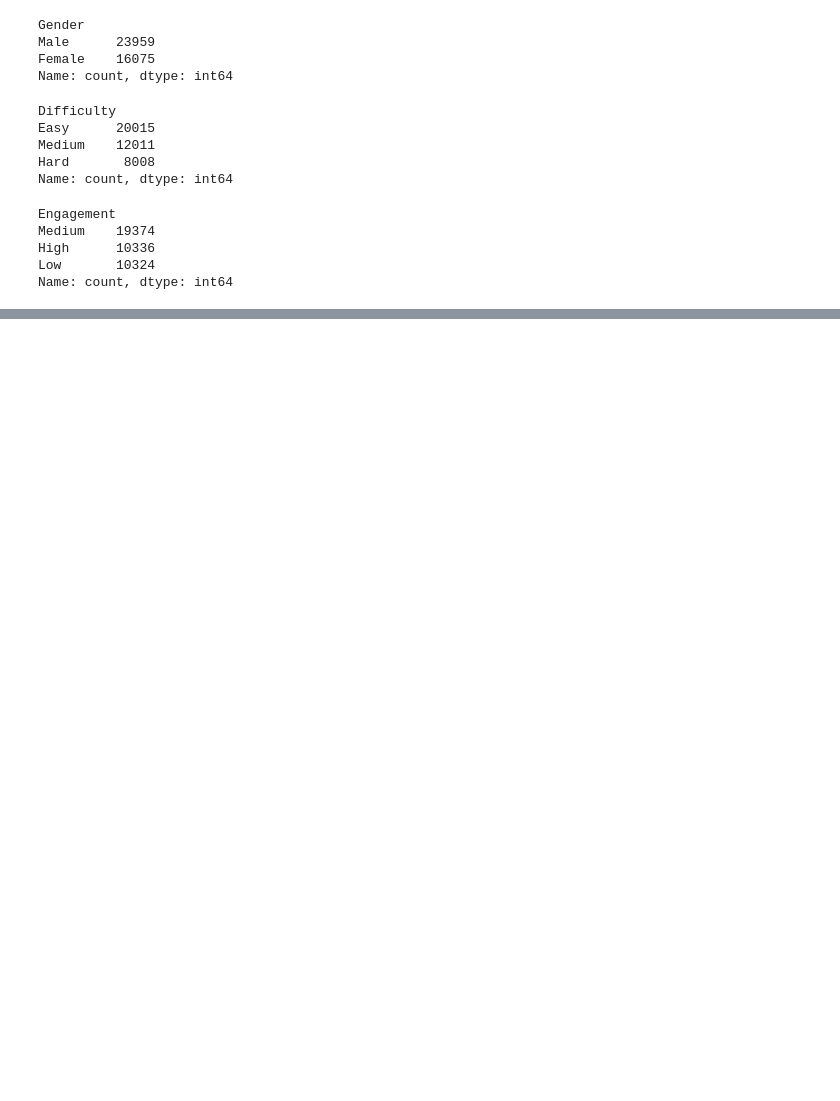
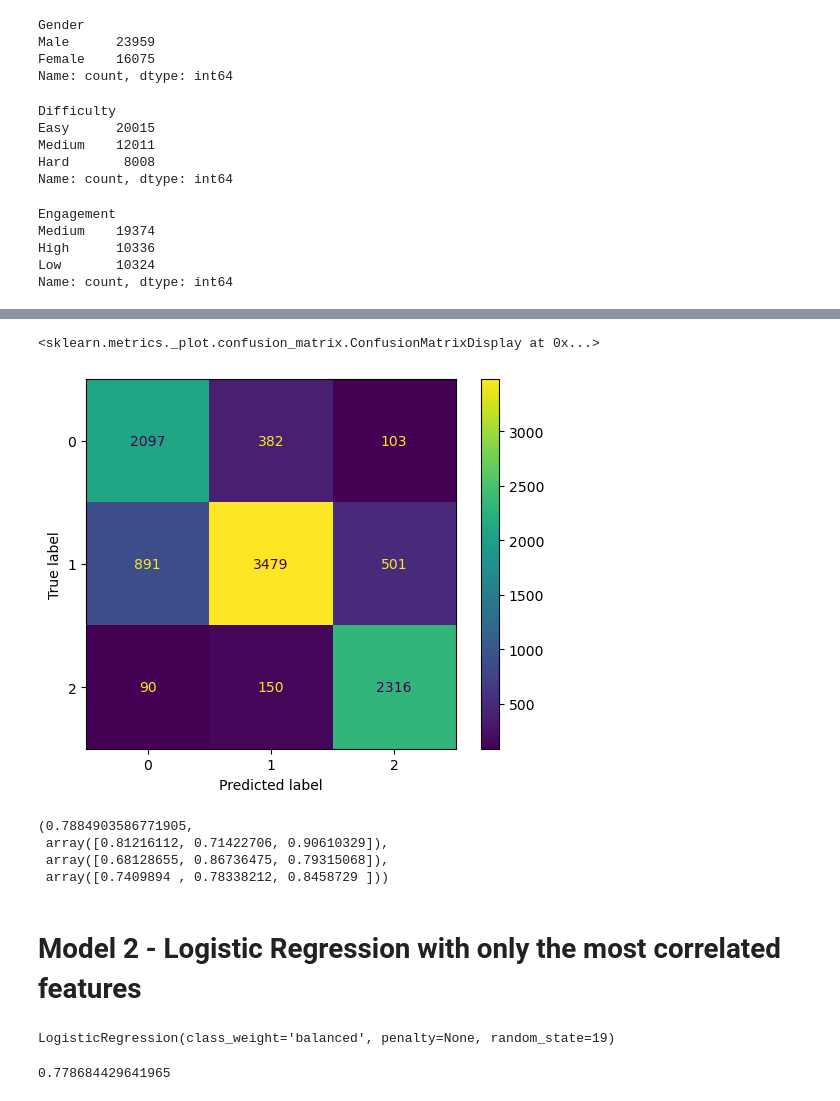
Before and after one commit to cayke-fda/dsc-gameregagement-classification, a Jupyter notebook: dsc-gamerengagement-classification.ipynb, the cells around one changed output, grey strips where cells are left out. Saved outputs shown, nothing was run; the diff lists cells and outputs as text; code cells hidden in the pictures; blank space fills up the shorter version.

```diff
--- a/dsc-gamerengagement-classification.ipynb
+++ b/dsc-gamerengagement-classification.ipynb
@@ -157,0 +233,8 @@ Length: 40034, dtype: int8
+# %%
+X = df.drop(['PlayerID','Engagement'], axis=1)
+y = df['Engagement']
+X_train, X_test, y_train, y_test = train_test_split(X, y, test_size=0.25, random_state=19)
+# %%
+scaler_allfeats = StandardScaler()
+X_train_scaled = scaler_allfeats.fit_transform(X_train)
+X_test_scaled = scaler_allfeats.transform(X_test)
@@ -157,0 +245,2 @@ Length: 40034, dtype: int8
+# %%
+logreg_baseline = LogisticRegression(penalty=None,random_state=19,class_weight='balanced')
@@ -157,0 +261,18 @@ Length: 40034, dtype: int8
+# %%
+ConfusionMatrixDisplay.from_estimator(logreg_baseline,X_test_scaled,y_test)
+# %% [output]
+<sklearn.metrics._plot.confusion_matrix.ConfusionMatrixDisplay at 0x...>
+[figure, added]
+# %%
+accuracy_baseline, recall_baseline, precision_baseline, f1_baseline = accuracy_score(y_test,y_baseline), \
+                                                                          recall_score(y_test,y_baseline,average=None), \
+                                                                          precision_score(y_test,y_baseline,average=None),\
+                                                                          f1_score(y_test,y_baseline,average=None)
+accuracy_baseline, recall_baseline, precision_baseline, f1_baseline
+# %% [output]
+(0.7884903586771905,
+ array([0.81216112, 0.71422706, 0.90610329]),
+ array([0.68128655, 0.86736475, 0.79315068]),
+ array([0.7409894 , 0.78338212, 0.8458729 ]))
+# %% [markdown]
+# Model 2 - Logistic Regression with only the most correlated features
@@ -157,0 +287,8 @@ Length: 40034, dtype: int8
+# %%
+logreg_bestfeats.fit(X_train_bestfeats_scaled_2,y_train)
+# %% [output]
+LogisticRegression(class_weight='balanced', penalty=None, random_state=19)
+# %%
+logreg_bestfeats.score(X_train_bestfeats_scaled_2,y_train)
+# %% [output]
+0.778684429641965
```
Also changed, not shown: parts of 73 cells of this notebook.
